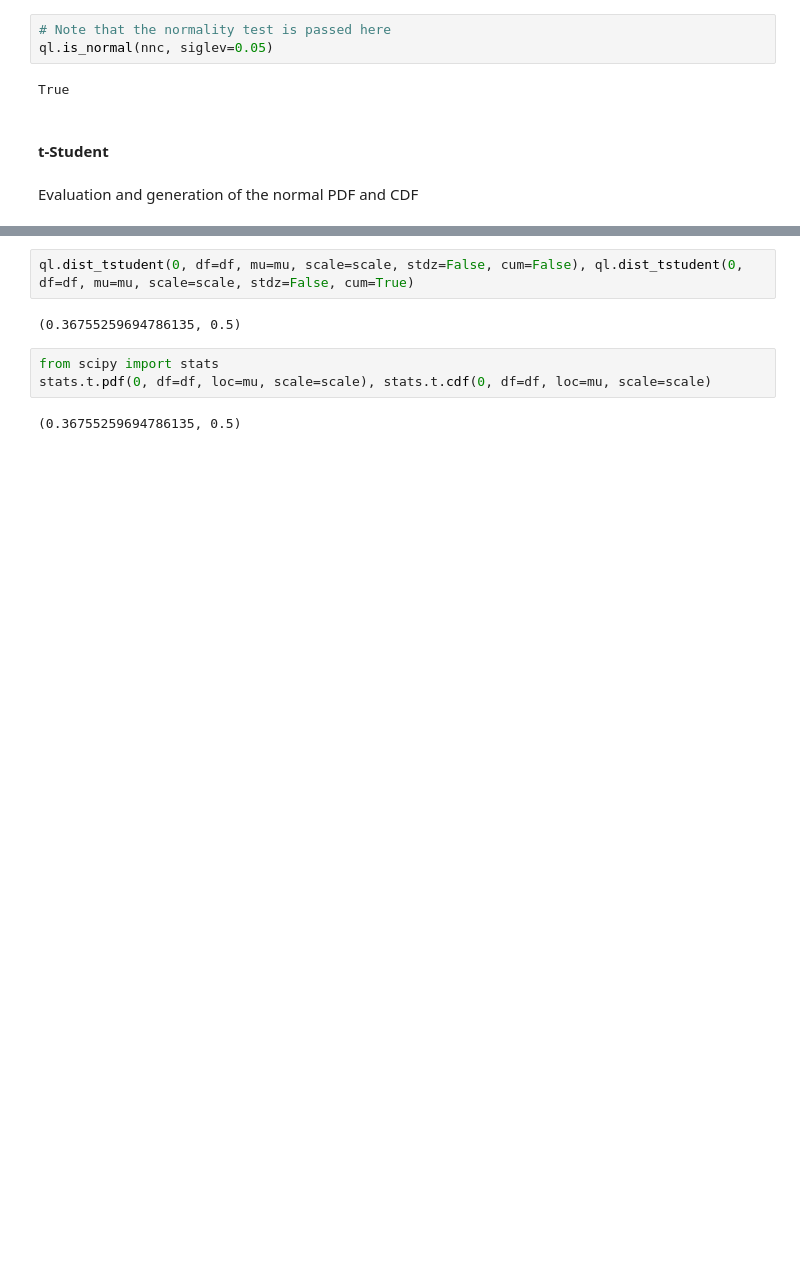
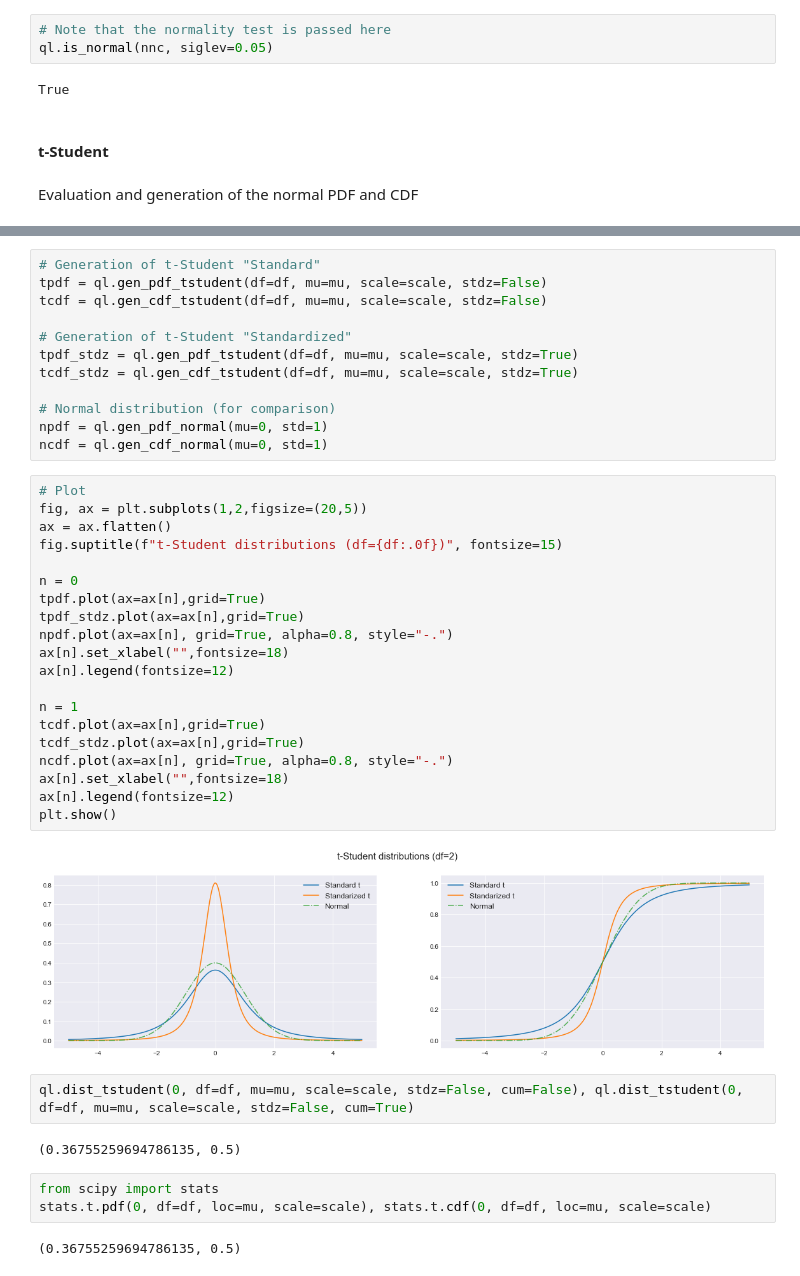
Before and after one commit to z4ir3/quant-library, a Jupyter notebook: tutorial-quant-library.ipynb, the cells around one changed output, grey strips where cells are left out. Cells and saved outputs as stored; diff of their text form; blank space fills up the shorter version.

Commit message:
continuing t student distribution

```diff
--- a/tutorial-quant-library.ipynb
+++ b/tutorial-quant-library.ipynb
@@ -639,3 +655,37 @@ df    = 3
+# %%
+# Generation of t-Student "Standard"
+tpdf = ql.gen_pdf_tstudent(df=df, mu=mu, scale=scale, stdz=False)
+tcdf = ql.gen_cdf_tstudent(df=df, mu=mu, scale=scale, stdz=False)
+
+# Generation of t-Student "Standardized"
+tpdf_stdz = ql.gen_pdf_tstudent(df=df, mu=mu, scale=scale, stdz=True)
+tcdf_stdz = ql.gen_cdf_tstudent(df=df, mu=mu, scale=scale, stdz=True)
+
+# Normal distribution (for comparison)
+npdf = ql.gen_pdf_normal(mu=0, std=1)
+ncdf = ql.gen_cdf_normal(mu=0, std=1)
+# %%
+# Plot
+fig, ax = plt.subplots(1,2,figsize=(20,5))
+ax = ax.flatten()
+fig.suptitle(f"t-Student distributions (df={df:.0f})", fontsize=15)
+
+n = 0
+tpdf.plot(ax=ax[n],grid=True)
+tpdf_stdz.plot(ax=ax[n],grid=True)
+npdf.plot(ax=ax[n], grid=True, alpha=0.8, style="-.")
+ax[n].set_xlabel("",fontsize=18)
+ax[n].legend(fontsize=12)
+
+n = 1
+tcdf.plot(ax=ax[n],grid=True)
+tcdf_stdz.plot(ax=ax[n],grid=True)
+ncdf.plot(ax=ax[n], grid=True, alpha=0.8, style="-.")
+ax[n].set_xlabel("",fontsize=18)
+ax[n].legend(fontsize=12)
+plt.show()
+# %% [output]
+[figure, added]
 # %%
 ql.dist_tstudent(0, df=df, mu=mu, scale=scale, stdz=False, cum=False), ql.dist_tstudent(0, df=df, mu=mu, scale=scale, stdz=False, cum=True)
 # %% [output]
```
Also changed, not shown: parts of 18 cells of this notebook.
